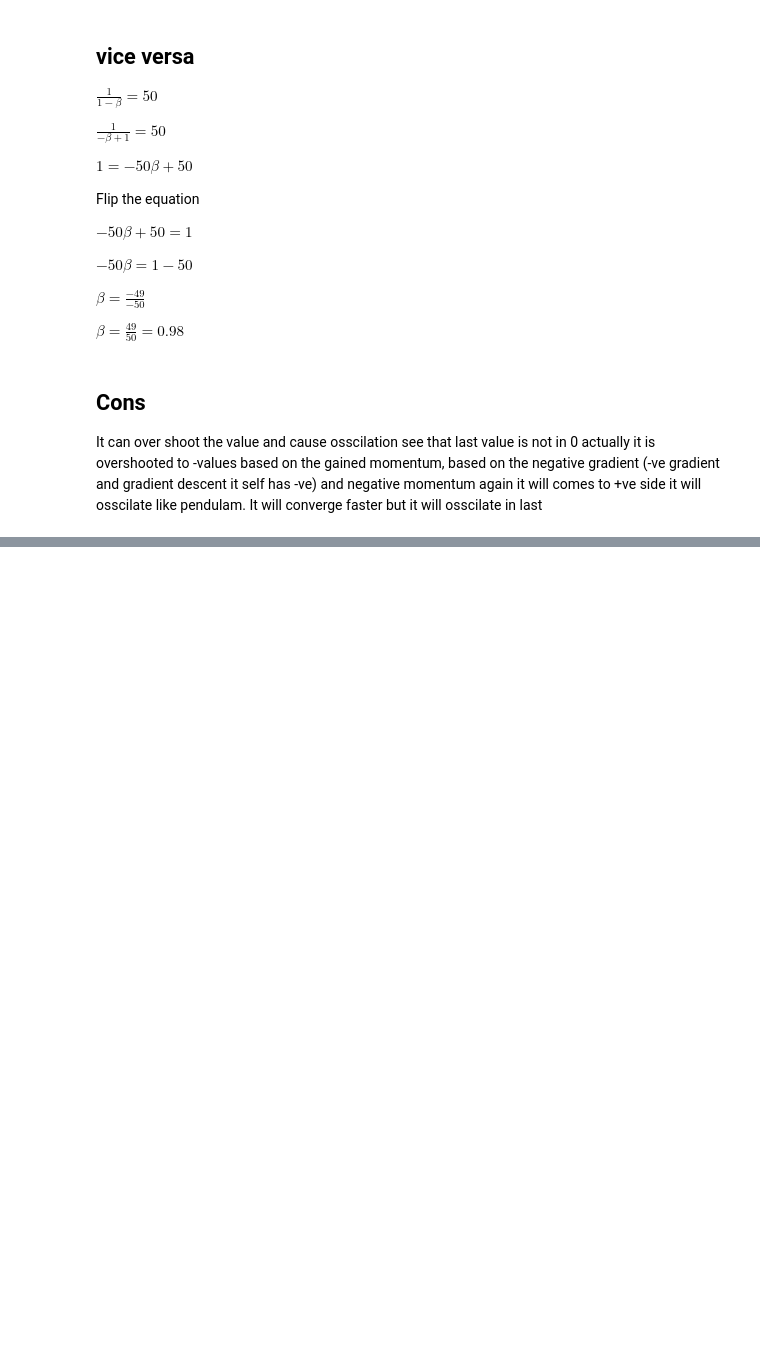
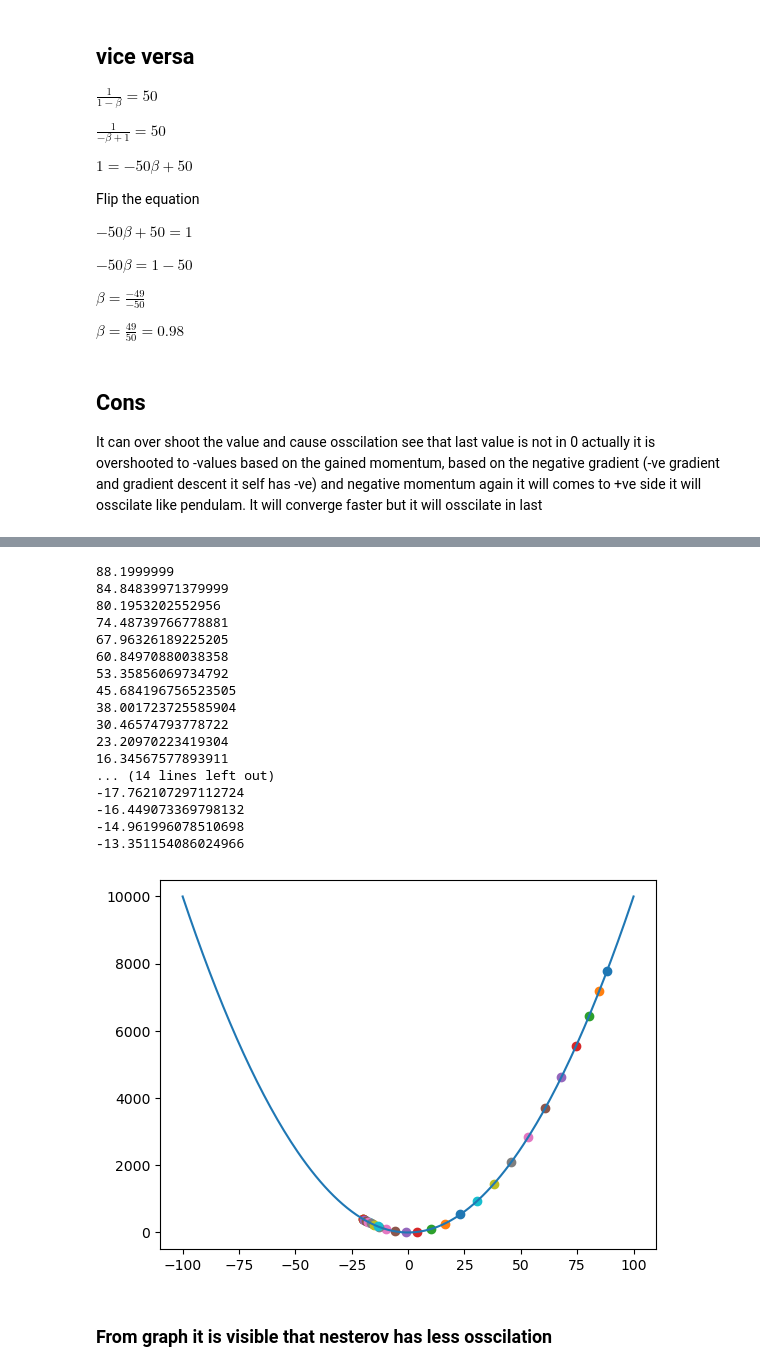
Before and after one commit to Jithendiran/mlTask, a Jupyter notebook: docs/gradient/Momentum.ipynb, the cells around one changed output, grey strips where cells are left out. Cells and saved outputs as stored; diff of their text form; code cells hidden in the pictures; blank space fills up the shorter version.

```diff
--- a/docs/gradient/Momentum.ipynb
+++ b/docs/gradient/Momentum.ipynb
@@ -365,0 +401,37 @@ plt.show()
+# %%
+#with Nestrov
+x1 = 90
+ewa = 0
+beta = 0.9
+y1 = fun(x1)
+
+plt.plot(x,y)
+for i in range(30):
+    ahead = x1 - (beta * ewa ) # the value is move to new position
+    ewa = (beta * ewa ) + (0.01 * (2 * ahead + 0.00001)) # compute gradient for new position
+    x1 = x1 - ewa
+    y1 = fun(x1)
+    plt.scatter(x1,y1)
+    print(x1)
+plt.show()
+# %% [output]
+88.1999999
+84.84839971379999
+80.1953202552956
+74.48739766778881
+67.96326189225205
+60.84970880038358
+53.35856069734792
+45.684196756523505
+38.001723725585904
+30.46574793778722
+23.20970223419304
+16.34567577893911
+... (14 lines left out)
+-17.762107297112724
+-16.449073369798132
+-14.961996078510698
+-13.351154086024966
+[figure, added]
+# %% [markdown]
+### From graph it is visible that nesterov has less osscilation
```
Also changed, not shown: parts of 4 cells of this notebook.
